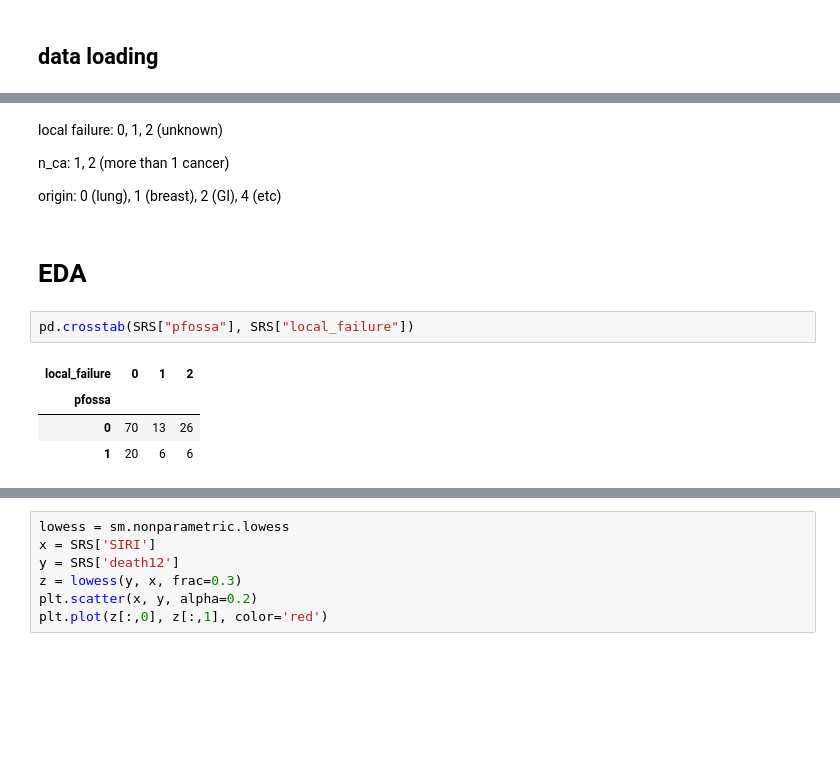
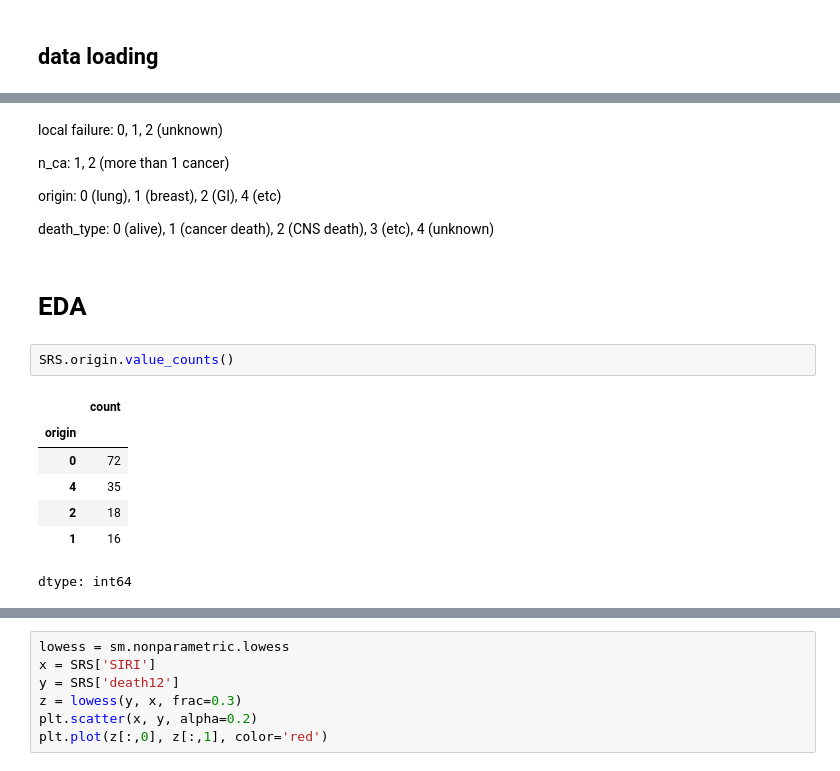
Before and after one commit to HonSou0095/SRS_mets_2, a Jupyter notebook: SRS_mets_2.ipynb, the cells around one changed output, grey strips where cells are left out. Cells and saved outputs as stored; diff of their text form; blank space fills up the shorter version.

```diff
--- a/SRS_mets_2.ipynb
+++ b/SRS_mets_2.ipynb
@@ -598,12 +603,17 @@ local failure: 0, 1, 2 (unknown)
 n_ca: 1, 2 (more than 1 cancer)
 
 origin: 0 (lung), 1 (breast), 2 (GI), 4 (etc)
+
+death_type: 0 (alive), 1 (cancer death), 2 (CNS death), 3 (etc), 4 (unknown)
 # %% [markdown]
 # EDA
-# %%
-pd.crosstab(SRS["pfossa"], SRS["local_failure"])
-# %% [output]
-| local_failure | 0 | 1 | 2 |
-| pfossa |  |  |  |
-| 0 | 70 | 13 | 26 |
-| 1 | 20 | 6 | 6 |
+# %%
+SRS.origin.value_counts()
+# %% [output]
+|  | count |
+| origin |  |
+| 0 | 72 |
+| 4 | 35 |
+| 2 | 18 |
+| 1 | 16 |
+dtype: int64
```
Also changed, not shown: parts of 10 cells of this notebook.
